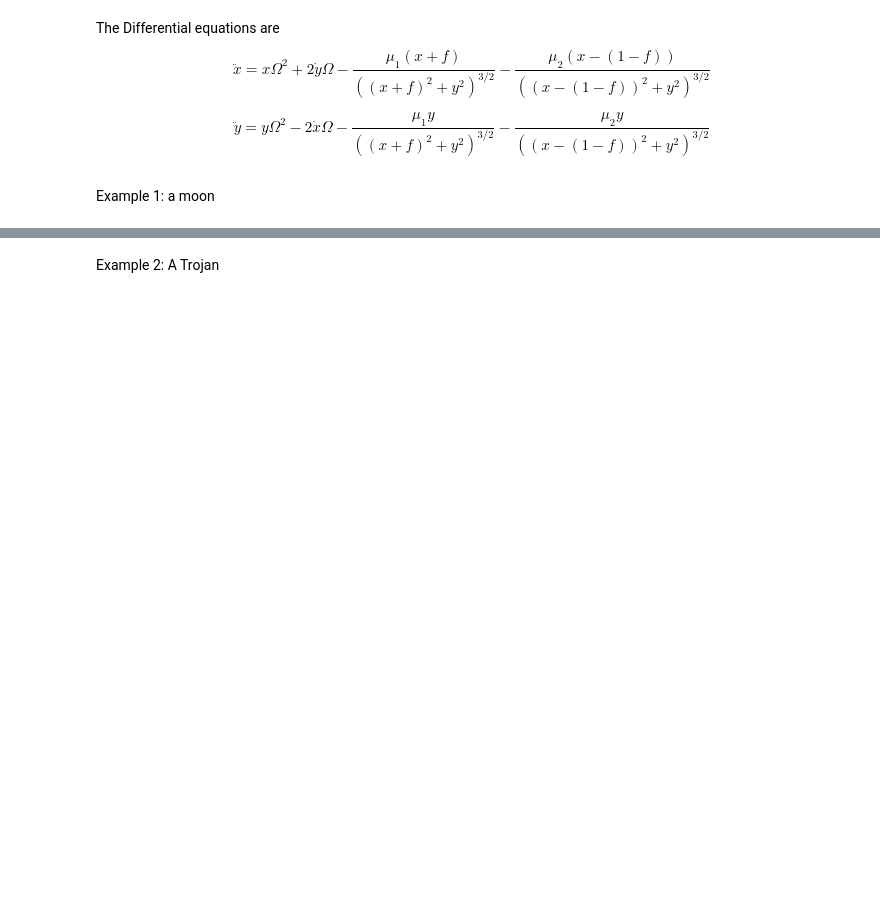
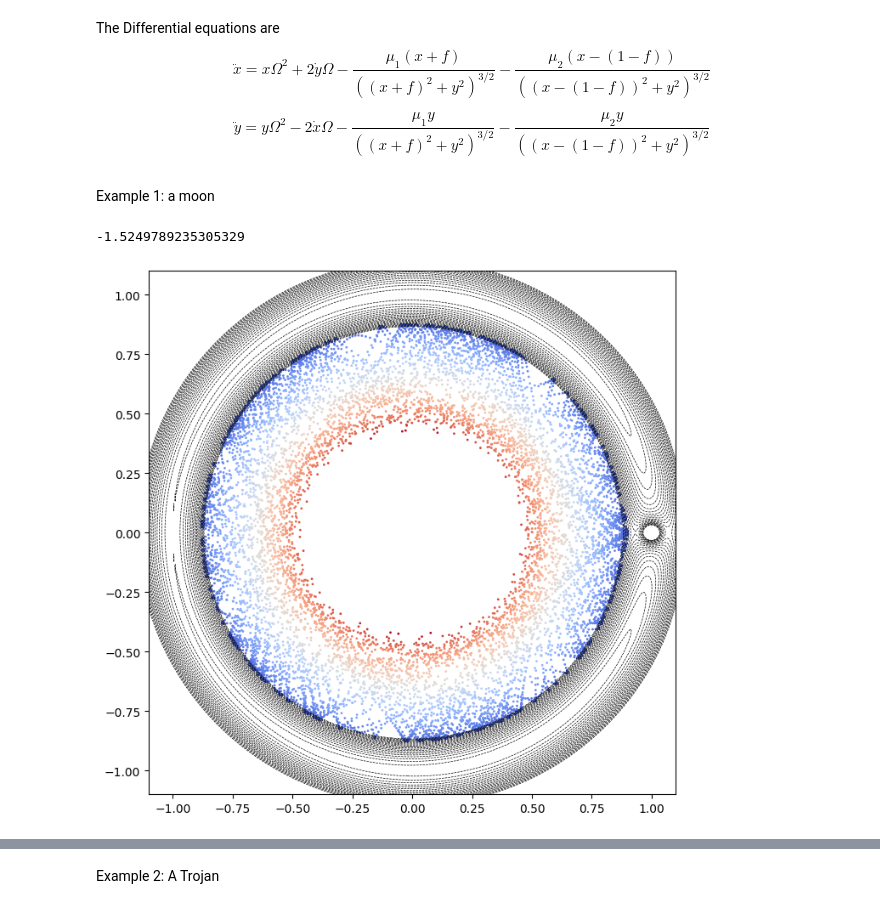
Before and after one commit to MickeyOSK139/MyPersonalWorks, a Jupyter notebook: ComputationalProj.ipynb, the cells around one changed output, grey strips where cells are left out. Saved outputs shown, nothing was run; the diff lists cells and outputs as text; code cells hidden in the pictures; blank space fills up the shorter version.

```diff
--- a/ComputationalProj.ipynb
+++ b/ComputationalProj.ipynb
@@ -26,5 +30,39 @@ def model_3body(z,t, Omega, mu):
 # %% [markdown]
 Example 1: a moon
+# %%
+Nout = 10000
+t = np.linspace(0, 1000, Nout+1)
+Omega = 1
+mu = 1e-3
+z0 = [0.9, 0, 0, 0]
+z = odeint(model_3body,z0,t, args=(Omega, mu))
+Nout = len(t)
+x = z[:,0]
+y = z[:,2]
+v = np.sqrt(z[:,1]**2 + z[:,3]**2)
+result = []
+NpixelX = 400
+NpixelY = 400
+Ext = [0.9, 1.1, -0.1, 0.1]
+Ext = [-1.1, 1.1, -1.1, 1.1]
+X = np.linspace(Ext[0],Ext[1],NpixelX)
+Y = np.linspace(Ext[2],Ext[3],NpixelY)
+parameters = [[x,y] for x in X for y in Y]
+for param in parameters:
+    result.append (U(param, mu))
+result = np.array(result).reshape(NpixelX,NpixelY)
+fig, ax = plt.subplots(1, 1, sharey=True)
+ax.scatter(x, y, s =1, c = v, cmap = "coolwarm")
+ax.set_xlim(Ext[0],Ext[1])
+ax.set_ylim(Ext[2],Ext[3])
+ax.contour(result.transpose(), np.linspace(-1.53, -1.5, 21), colors = 'k',extent=Ext, linewidths = 0.5)
+fig.set_figwidth(8)
+fig.set_figheight(8)
+fig.savefig('innerplanet')
+U((0.9,0),1e-3)
+# %% [output]
+-1.5249789235305329
+[figure, added]
 # %%
 Nout = 10000
 t = np.linspace(0, 100, Nout+1)
```
Also changed, not shown: parts of 8 cells of this notebook.
